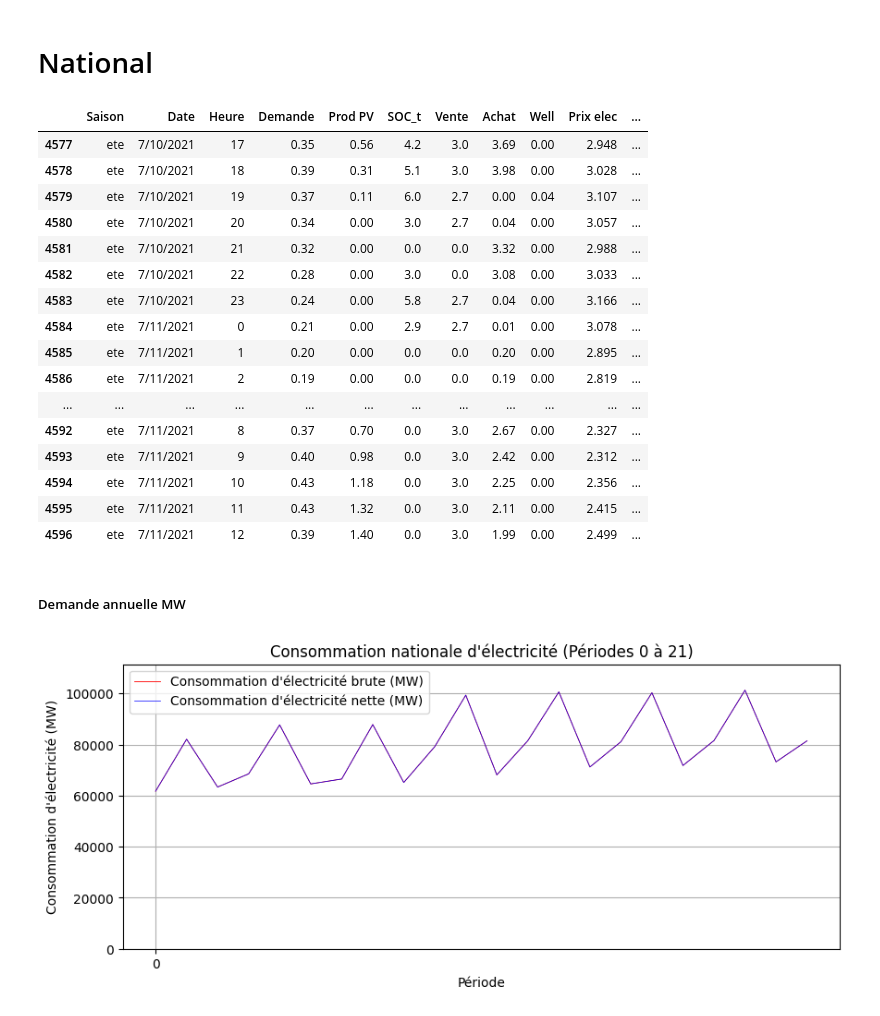
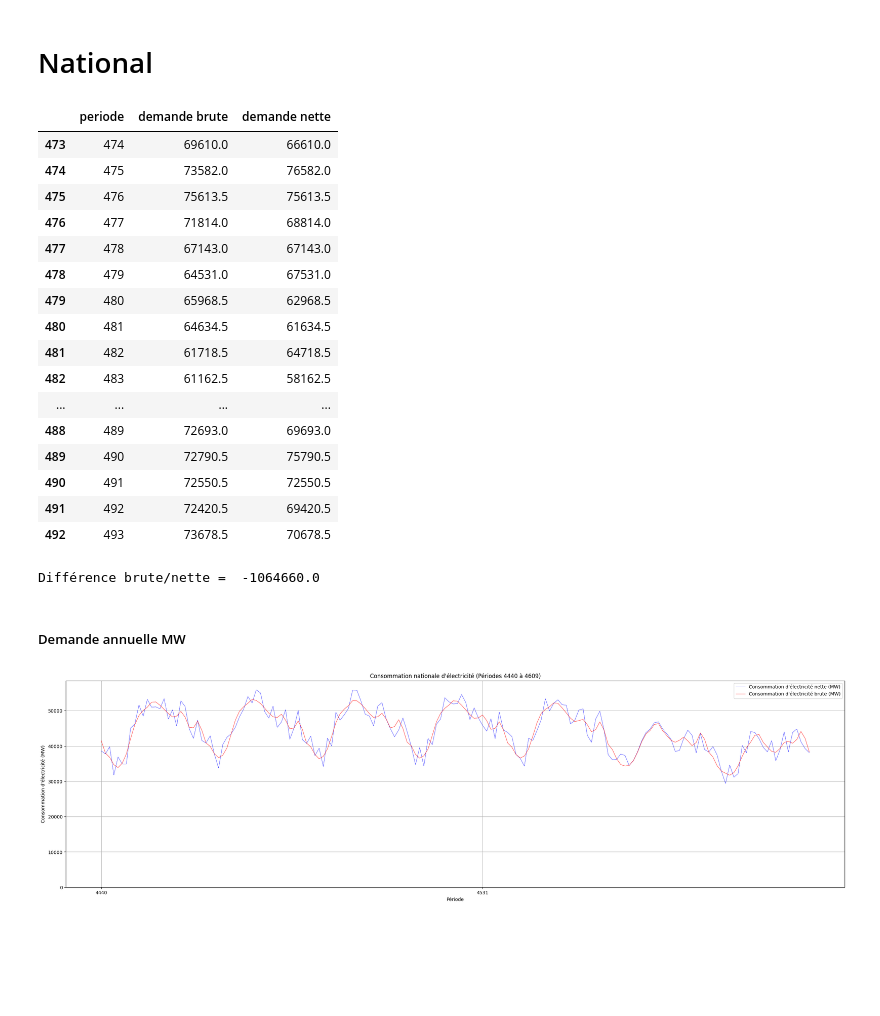
Before and after one commit to borges67/Projet-IFPEN-2025, a Jupyter notebook: Code/graphiques.ipynb, the cells around one changed output. Cells and saved outputs as stored; diff of their text form; code cells hidden in the pictures; blank space fills up the shorter version.

```diff
--- a/Code/graphiques.ipynb
+++ b/Code/graphiques.ipynb
@@ -624,53 +481,55 @@ plot_all_seasons_soc_vertical(df, list(SEMAINES.keys()))  # Convertir en liste p
 # %% [markdown]
 # National
 # %%
-RESULTS_DIR = '/Users/vincentboltz/Documents/DOC_ENPC/Projet_IFPEN/Dossier_Modele_Complet/Modele_chronologique/results.csv'
+RESULTS_DIR = cf.PROJECT_ROOT / "data" / "Modele_chronologique" / "results.csv"
 
 df_nat = pd.read_csv(RESULTS_DIR, delimiter=',')
-display(df.iloc[473:493])
+display(df_nat.iloc[473:493])
+print("Différence brute/nette = ", df_nat["demande brute"].sum() - df_nat["demande nette"].sum())
 # %% [output]
-|  | Saison | Date | Heure | Demande | Prod PV | SOC_t | Vente | Achat | Well | Prix elec | ... |
-| 4577 | ete | 7/10/2021 | 17 | 0.35 | 0.56 | 4.2 | 3.0 | 3.69 | 0.00 | 2.948 | ... |
-| 4578 | ete | 7/10/2021 | 18 | 0.39 | 0.31 | 5.1 | 3.0 | 3.98 | 0.00 | 3.028 | ... |
-| 4579 | ete | 7/10/2021 | 19 | 0.37 | 0.11 | 6.0 | 2.7 | 0.00 | 0.04 | 3.107 | ... |
-| 4580 | ete | 7/10/2021 | 20 | 0.34 | 0.00 | 3.0 | 2.7 | 0.04 | 0.00 | 3.057 | ... |
-| 4581 | ete | 7/10/2021 | 21 | 0.32 | 0.00 | 0.0 | 0.0 | 3.32 | 0.00 | 2.988 | ... |
-| 4582 | ete | 7/10/2021 | 22 | 0.28 | 0.00 | 3.0 | 0.0 | 3.08 | 0.00 | 3.033 | ... |
-| 4583 | ete | 7/10/2021 | 23 | 0.24 | 0.00 | 5.8 | 2.7 | 0.04 | 0.00 | 3.166 | ... |
-| 4584 | ete | 7/11/2021 | 0 | 0.21 | 0.00 | 2.9 | 2.7 | 0.01 | 0.00 | 3.078 | ... |
-| 4585 | ete | 7/11/2021 | 1 | 0.20 | 0.00 | 0.0 | 0.0 | 0.20 | 0.00 | 2.895 | ... |
-| 4586 | ete | 7/11/2021 | 2 | 0.19 | 0.00 | 0.0 | 0.0 | 0.19 | 0.00 | 2.819 | ... |
-| ... | ... | ... | ... | ... | ... | ... | ... | ... | ... | ... | ... |
-| 4592 | ete | 7/11/2021 | 8 | 0.37 | 0.70 | 0.0 | 3.0 | 2.67 | 0.00 | 2.327 | ... |
-| 4593 | ete | 7/11/2021 | 9 | 0.40 | 0.98 | 0.0 | 3.0 | 2.42 | 0.00 | 2.312 | ... |
-| 4594 | ete | 7/11/2021 | 10 | 0.43 | 1.18 | 0.0 | 3.0 | 2.25 | 0.00 | 2.356 | ... |
-| 4595 | ete | 7/11/2021 | 11 | 0.43 | 1.32 | 0.0 | 3.0 | 2.11 | 0.00 | 2.415 | ... |
-| 4596 | ete | 7/11/2021 | 12 | 0.39 | 1.40 | 0.0 | 3.0 | 1.99 | 0.00 | 2.499 | ... |
+|  | periode | demande brute | demande nette |
+| 473 | 474 | 69610.0 | 66610.0 |
+| 474 | 475 | 73582.0 | 76582.0 |
+| 475 | 476 | 75613.5 | 75613.5 |
+| 476 | 477 | 71814.0 | 68814.0 |
+| 477 | 478 | 67143.0 | 67143.0 |
+| 478 | 479 | 64531.0 | 67531.0 |
+| 479 | 480 | 65968.5 | 62968.5 |
+| 480 | 481 | 64634.5 | 61634.5 |
+| 481 | 482 | 61718.5 | 64718.5 |
+| 482 | 483 | 61162.5 | 58162.5 |
+| ... | ... | ... | ... |
+| 488 | 489 | 72693.0 | 69693.0 |
+| 489 | 490 | 72790.5 | 75790.5 |
+| 490 | 491 | 72550.5 | 72550.5 |
+| 491 | 492 | 72420.5 | 69420.5 |
+| 492 | 493 | 73678.5 | 70678.5 |
+Différence brute/nette =  -1064660.0
 # %% [markdown]
 ##### Demande annuelle MW
 # %%
 def graph(period) :
     start_period, end_period = period
     # Filtrer le DataFrame pour la plage de périodes sélectionnée
     filtered_df = df_nat[(df_nat.index >= start_period) & (df_nat.index <= end_period)].copy()
 
     # Créer le graphique
-    plt.figure(figsize=(10, 4))
+    plt.figure(figsize=(30, 8))
 
+    plt.plot(filtered_df.index, filtered_df["demande nette"], label="Consommation d'électricité nette (MW)", color="blue", linewidth=0.5)
     plt.plot(filtered_df.index, filtered_df["demande brute"], label="Consommation d'électricité brute (MW)", color="red", linewidth=0.6)
-    plt.plot(filtered_df.index, filtered_df["demande brute"], label="Consommation d'électricité nette (MW)", color="blue", linewidth=0.5)
 
     # Ajouter labels, titre, légende, grille
     plt.xlabel("Période")
     plt.ylabel("Consommation d'électricité (MW)")
     plt.title(f"Consommation nationale d'électricité (Périodes {start_period} à {end_period})")
     plt.xticks(range(start_period, end_period + 1, 91))  # Tics toutes les 3 périodes
     plt.ylim(0, filtered_df["demande brute"].max()*1.1)
     plt.legend()
     plt.grid(True)
 
     plt.show()
 
-graph((0, 21))
+graph((4440, 4609))
 # %% [output]
-[figure, old version]
+[figure, new version]
```
Also changed, not shown: parts of 10 cells of this notebook, 21 other files.
